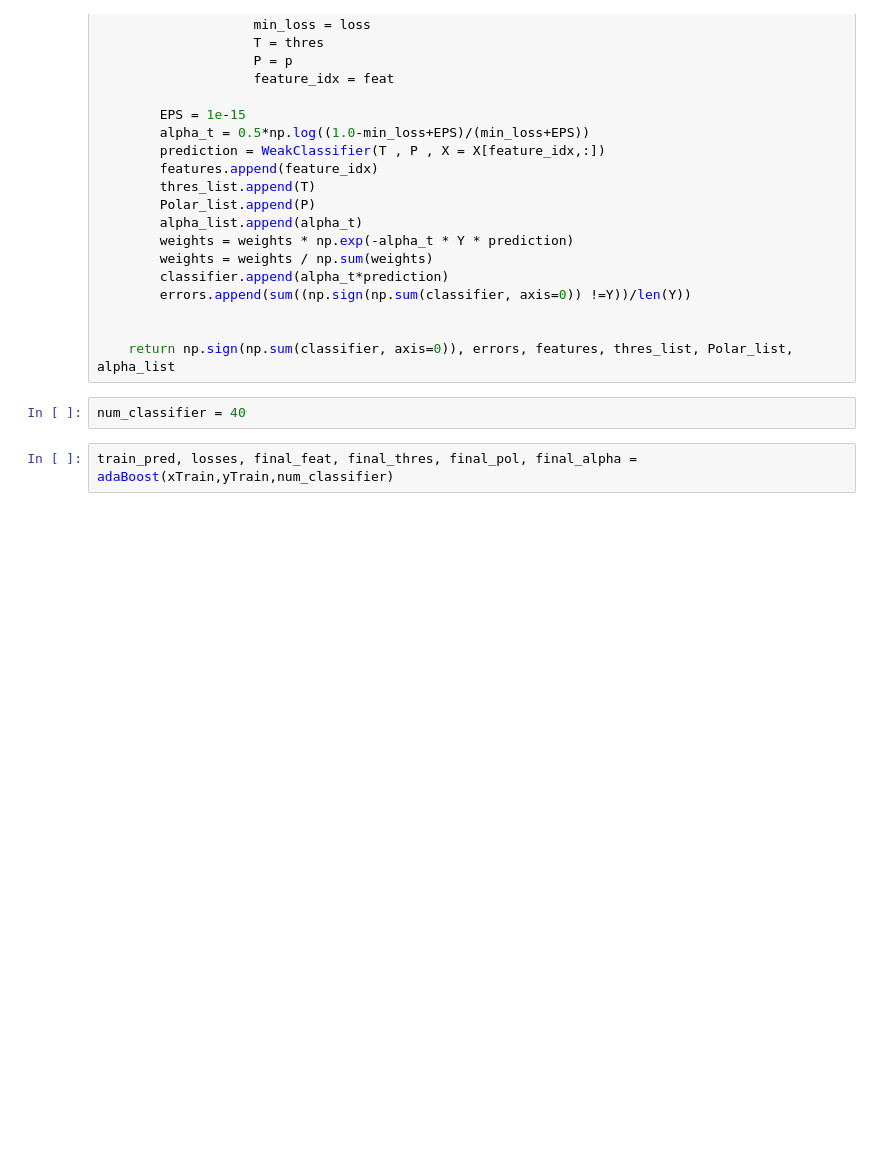
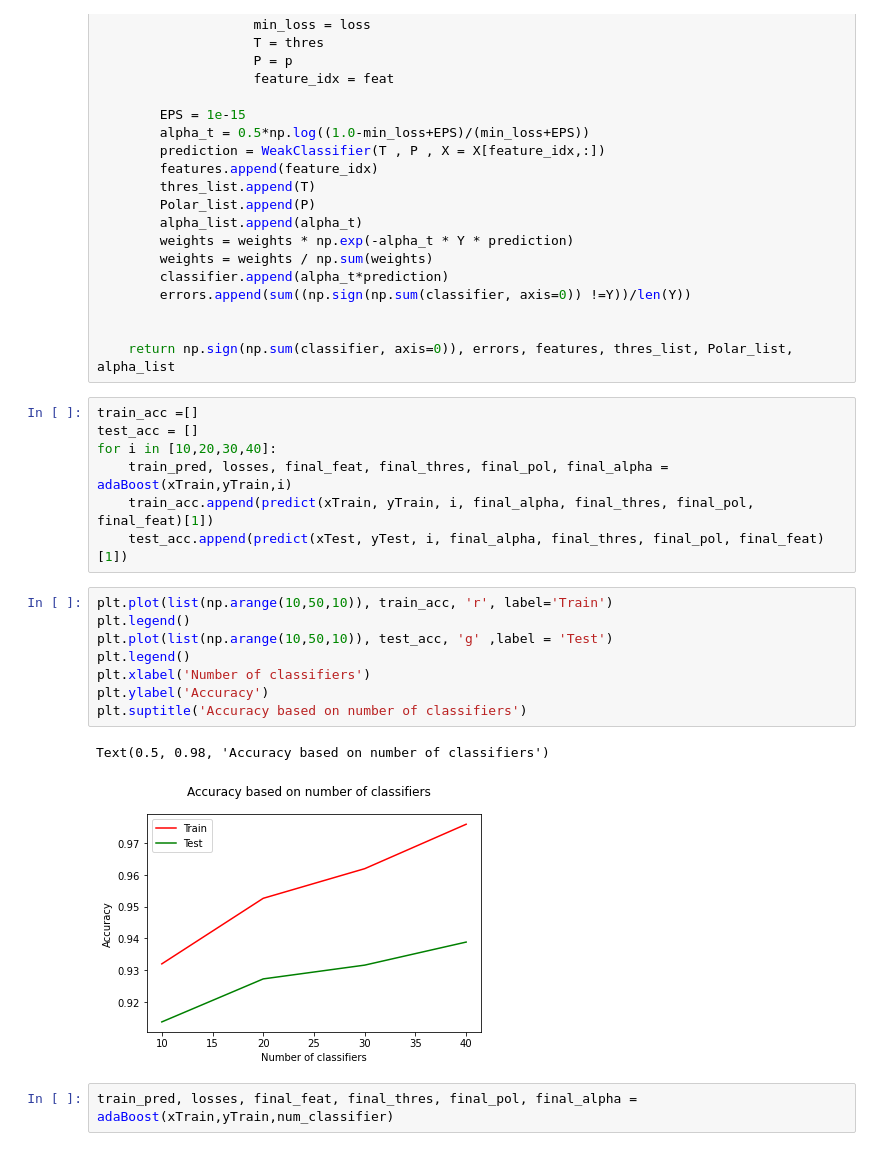
Before and after one commit to chayansraj/Neural-Networks-and-Learning-Systems, a Jupyter notebook: A3_Boosting/AdaBoost.ipynb, the cells around one changed output. Drawn from its saved outputs; the diff is of its cells as text; blank space fills up the shorter version.

```diff
--- a/A3_Boosting/AdaBoost.ipynb
+++ b/A3_Boosting/AdaBoost.ipynb
@@ -146,8 +146,24 @@ def adaBoost(X,Y, num_classifiers):
 
 
     return np.sign(np.sum(classifier, axis=0)), errors, features, thres_list, Polar_list, alpha_list
-# %%
-num_classifier = 40
+# %%
+train_acc =[]
+test_acc = []
+for i in [10,20,30,40]:
+    train_pred, losses, final_feat, final_thres, final_pol, final_alpha = adaBoost(xTrain,yTrain,i)
+    train_acc.append(predict(xTrain, yTrain, i, final_alpha, final_thres, final_pol, final_feat)[1])
+    test_acc.append(predict(xTest, yTest, i, final_alpha, final_thres, final_pol, final_feat)[1])
+# %%
+plt.plot(list(np.arange(10,50,10)), train_acc, 'r', label='Train')
+plt.legend()
+plt.plot(list(np.arange(10,50,10)), test_acc, 'g' ,label = 'Test')
+plt.legend()
+plt.xlabel('Number of classifiers')
+plt.ylabel('Accuracy')
+plt.suptitle('Accuracy based on number of classifiers')
+# %% [output]
+Text(0.5, 0.98, 'Accuracy based on number of classifiers')
+[figure, added]
 # %%
 train_pred, losses, final_feat, final_thres, final_pol, final_alpha = adaBoost(xTrain,yTrain,num_classifier)
 # %%
```
Also changed, not shown: parts of 1 cell of this notebook, 1 other file.
